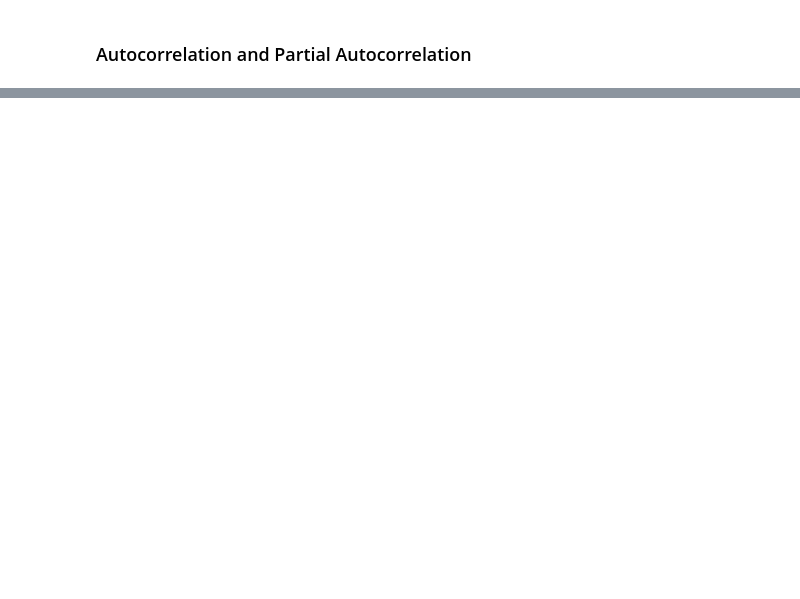
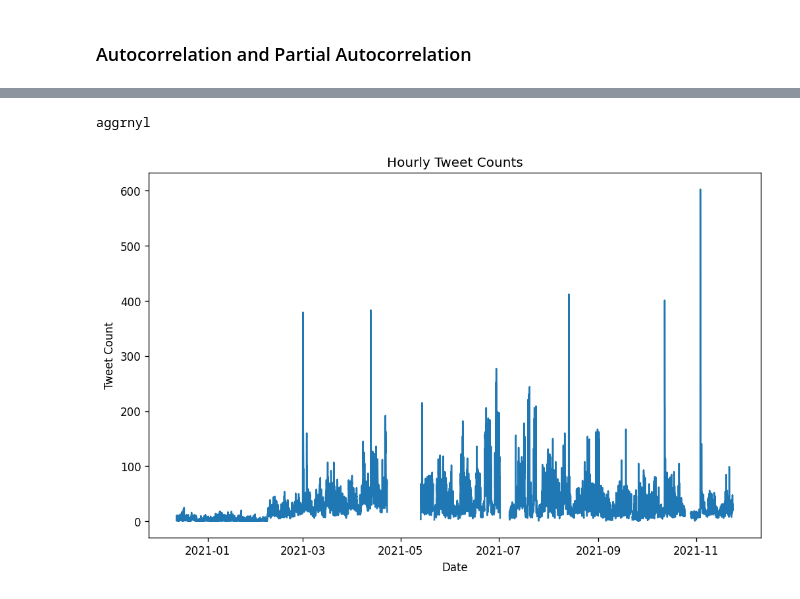
Before and after one commit to oliveira002/FEUP-CAC, a Jupyter notebook: notebook.ipynb, the cells around one changed output, grey strips where cells are left out. Cells and saved outputs as stored; diff of their text form; code cells hidden in the pictures; blank space fills up the shorter version.

```diff
--- a/notebook.ipynb
+++ b/notebook.ipynb
@@ -581,0 +869,34 @@ plot_pacf(tweets_agg_df['count'].tolist(), lags=50, ax=axes[0])
+# %%
+#Number of tweets per hour
+df_hour = df_tweets.groupby('hour').size().reset_index(name='count')
+df_hour = df_hour.sort_values('count', ascending=False)
+px.colors.qualitative.Vivid
+colors = px.colors.qualitative.Set2[:10]
+scale = "aggrnyl"
+bar_plot(df_hour, 'Number of Tweets per Hour', 'hour', 'count', 'count', colors, 0, (900, 600),0,scale)
+# %% [output]
+aggrnyl
+# %%
+from statsmodels.tsa.arima.model import ARIMA
+from sklearn.metrics import mean_squared_error
+
+tweet_counts_hourly = df_tweets.groupby(['year', 'month', 'day', 'hour']).size().reset_index(name='tweet_count')
+
+# Convert date columns to datetime format
+tweet_counts_hourly['date'] = pd.to_datetime(tweet_counts_hourly[['year', 'month', 'day', 'hour']])
+
+# Drop redundant columns
+tweet_counts_hourly.drop(columns=['year', 'month', 'day', 'hour'], inplace=True)
+
+# Set 'date' column as index
+tweet_counts_hourly.set_index('date', inplace=True)
+tweet_counts_hourly = tweet_counts_hourly.asfreq('H')
+# Plot the time series
+plt.figure(figsize=(10, 6))
+plt.plot(tweet_counts_hourly.index, tweet_counts_hourly['tweet_count'])
+plt.title('Hourly Tweet Counts')
+plt.xlabel('Date')
+plt.ylabel('Tweet Count')
+plt.show()
+# %% [output]
+[figure, added]
```
Also changed, not shown: parts of 47 cells of this notebook, 1 other file.
